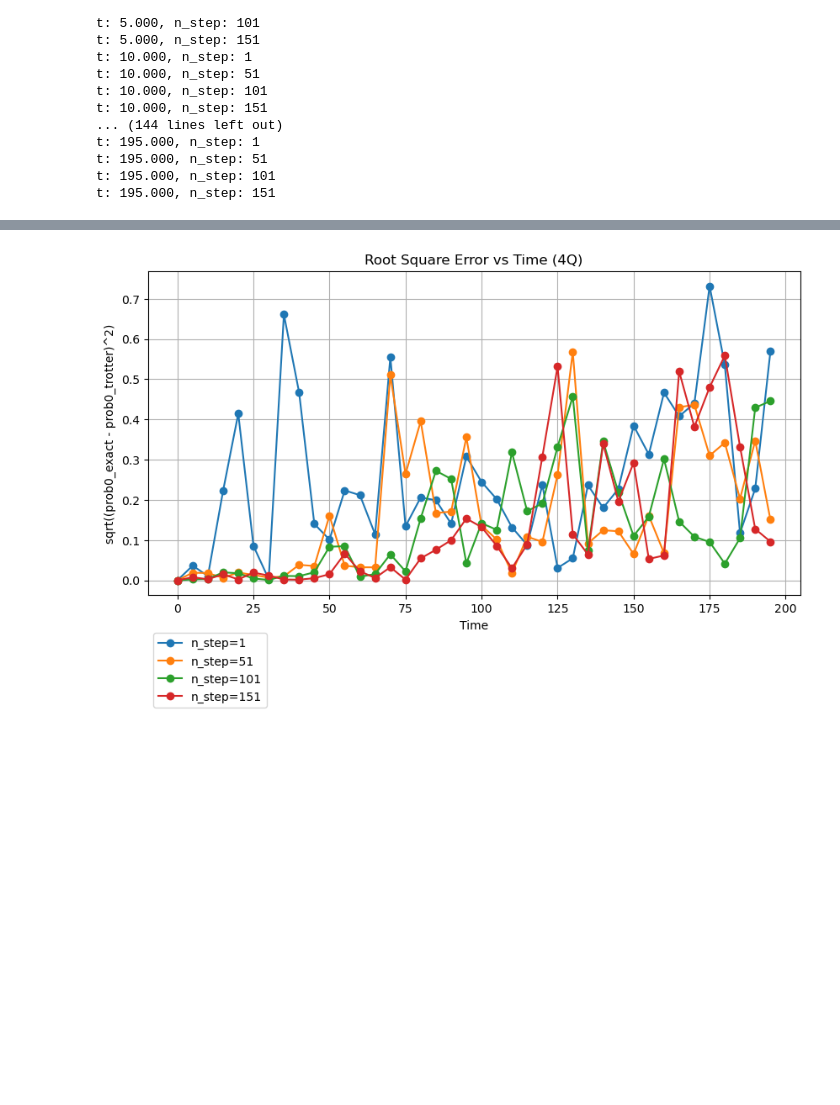
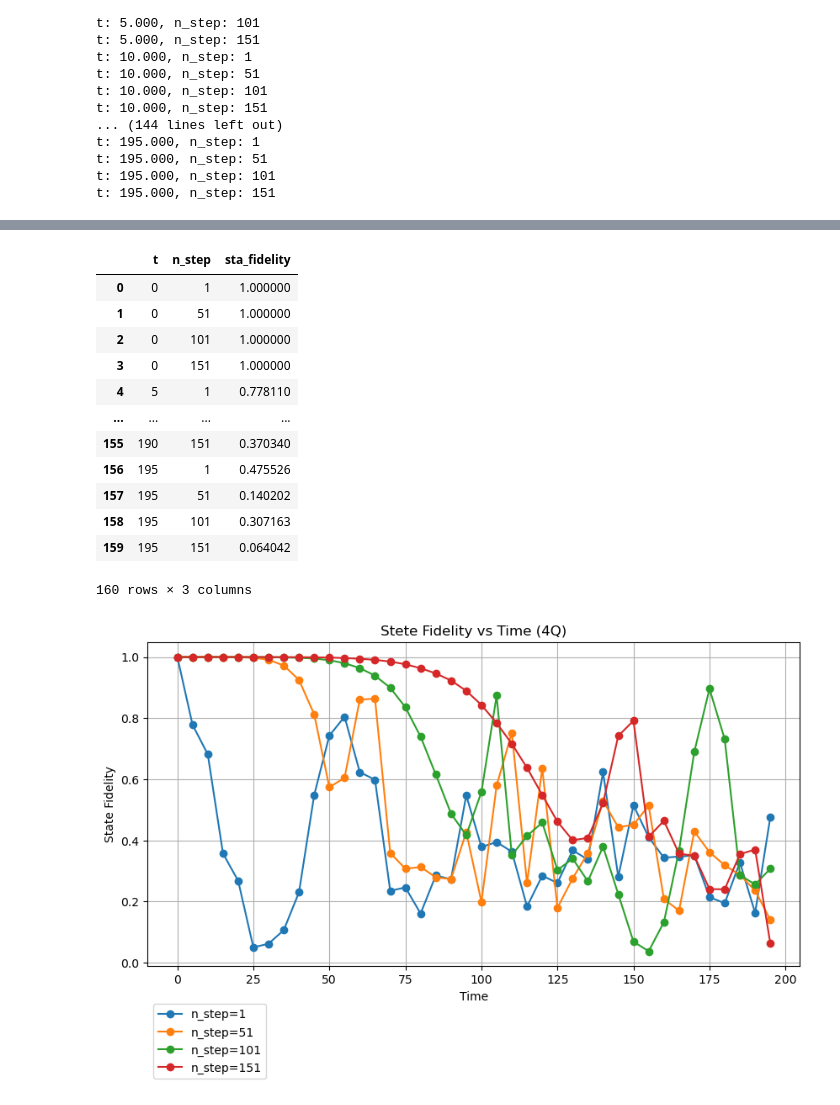
Before and after one commit to YutoMorohoshi/fourier_learning_ibm, a Jupyter notebook: get_param.ipynb, the cells around one changed output, grey strips where cells are left out. Drawn from its saved outputs; the diff is of its cells as text; code cells hidden in the pictures; blank space fills up the shorter version.

```diff
--- a/get_param.ipynb
+++ b/get_param.ipynb
@@ -272,32 +272,32 @@ G = get_graph(n_qubits, Js)
 heisenberg = HeisenbergModel(n_qubits, G)
 
 for t in times:
+    # initial state (for state fidelity)
+    state_init = Statevector.from_label("0" * n_qubits)
+
     # Exact simulation (Non-Trotter)
     state_exact, U_exact = heisenberg.exact_simulation(t, phase=0)
     prob0_exact = state_exact.probabilities_dict().get("0" * n_qubits, 0)
     U_exact = Operator(U_exact.toarray())
 
+    state_after_evo_exact = state_init.evolve(U_exact)
+
     # Trotter simulation
     for n_step in range(1, max_n_step + 1, 50):
         print(f"t: {t:.3f}, n_step: {n_step}")
-        circuit = heisenberg.get_circuit(t, n_step)
+        circuit = heisenberg.get_circuit(t, n_step, phase=0)
         U_trotter = Operator.from_circuit(circuit)
-        circuit.measure_all()
-        exec_circuit = transpile(circuit, backend=backend_sim_noiseless)
 
+        state_trotter = state_init.evolve(U_trotter)
+
+        sta_fidelity = state_fidelity(state_exact, state_trotter)
         pro_fidelity = process_fidelity(U_exact, U_trotter)
-
-        sampler = Sampler(backend_sim_noiseless)
-        job = sampler.run([exec_circuit])
-        result = job.result()
-        prob0_trotter = get_prob0(result[0], n_qubits)
 
         results.append(
             {
                 "t": t,
                 "n_step": n_step,
-                "prob0_exact": prob0_exact,
-                "prob0_trotter": prob0_trotter,
+                "sta_fidelity": sta_fidelity,
                 "pro_fidelity": pro_fidelity,
             }
         )
@@ -346,27 +346,34 @@ plt.show()
 # %%
 df = pd.DataFrame(results)
-# t と n_step ごとに prob0_exact と prob0_trotter の二乗ルート誤差を計算
-df_grouped = df.groupby(["t", "n_step"]).apply(
-    lambda x: np.sqrt((x["prob0_exact"] - x["prob0_trotter"]) ** 2)
-)
+# t と n_step ごとに sta_fidelity をグループ化
+df_grouped = df.groupby(["t", "n_step"]).agg({"sta_fidelity": "mean"})
+df_grouped = df_grouped.reset_index()
+display(df_grouped)
 
 # plot
 plt.figure(figsize=(10, 5))
-for n_step in df_grouped.index.levels[1]:
-    df_tmp = df_grouped.loc(axis=0)[:, n_step]
-    plt.plot(
-        df_tmp.index.get_level_values("t"),
-        df_tmp,
-        label=f"n_step={n_step}",
-        marker="o",
-    )
+for n_step in df_grouped["n_step"].unique():
+    df_tmp = df_grouped[df_grouped["n_step"] == n_step]
+    plt.plot(df_tmp["t"], df_tmp["sta_fidelity"], label=f"n_step={n_step}", marker="o")
 plt.xlabel("Time")
-plt.ylabel("sqrt((prob0_exact - prob0_trotter)^2)")
-# plt.yscale("log")
+plt.ylabel("State Fidelity")
 plt.legend(bbox_to_anchor=(0, -0.1), loc="upper left")
 plt.grid()
-plt.title(f"Root Square Error vs Time ({n_qubits}Q)")
-# plt.savefig(f"results/get_param/{n_qubits}Q_rmse_vs_time.pdf")
+plt.title(f"Stete Fidelity vs Time ({n_qubits}Q)")
+# plt.savefig(f"results/get_param/{n_qubits}Q_fidelity_vs_time.pdf")
 plt.show()
 # %% [output]
+|  | t | n_step | sta_fidelity |
+| 0 | 0 | 1 | 1.000000 |
+| 1 | 0 | 51 | 1.000000 |
+| 2 | 0 | 101 | 1.000000 |
+| 3 | 0 | 151 | 1.000000 |
+| 4 | 5 | 1 | 0.778110 |
+| ... | ... | ... | ... |
+| 155 | 190 | 151 | 0.370340 |
+| 156 | 195 | 1 | 0.475526 |
+| 157 | 195 | 51 | 0.140202 |
+| 158 | 195 | 101 | 0.307163 |
+| 159 | 195 | 151 | 0.064042 |
+160 rows × 3 columns
-[figure, old version]
+[figure, new version]
```
Also changed, not shown: parts of 2 cells of this notebook, 1 other file.
